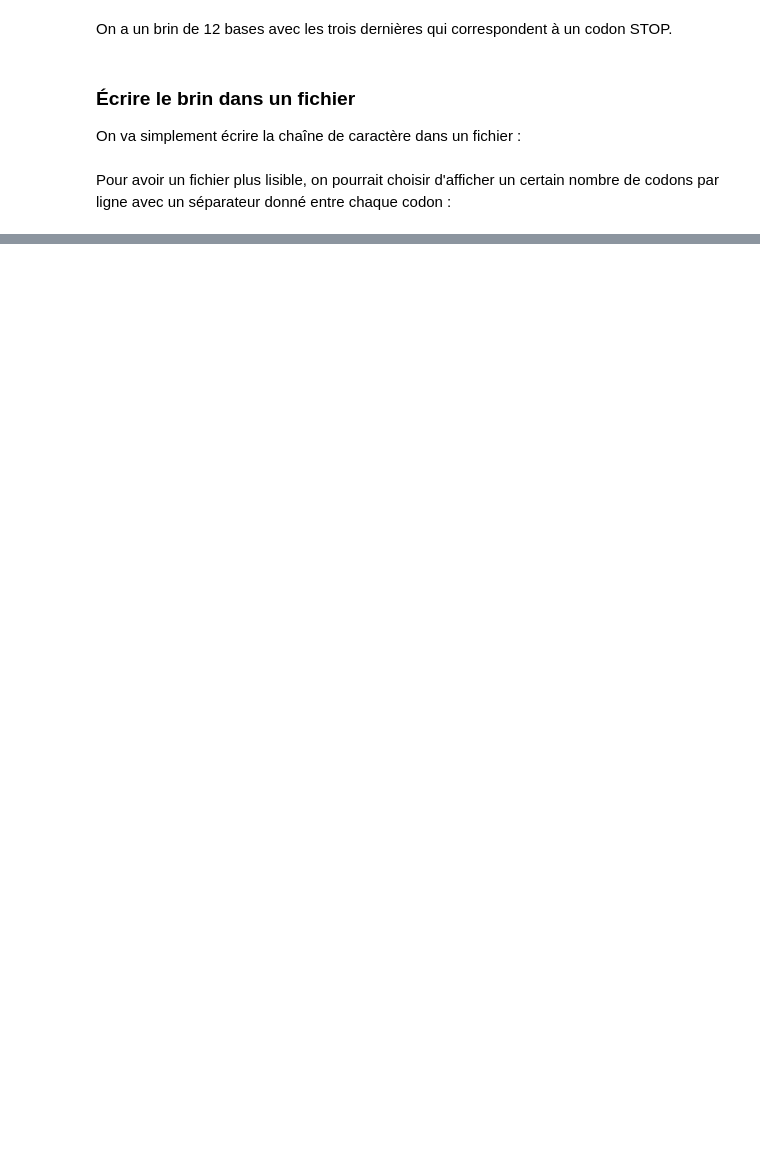
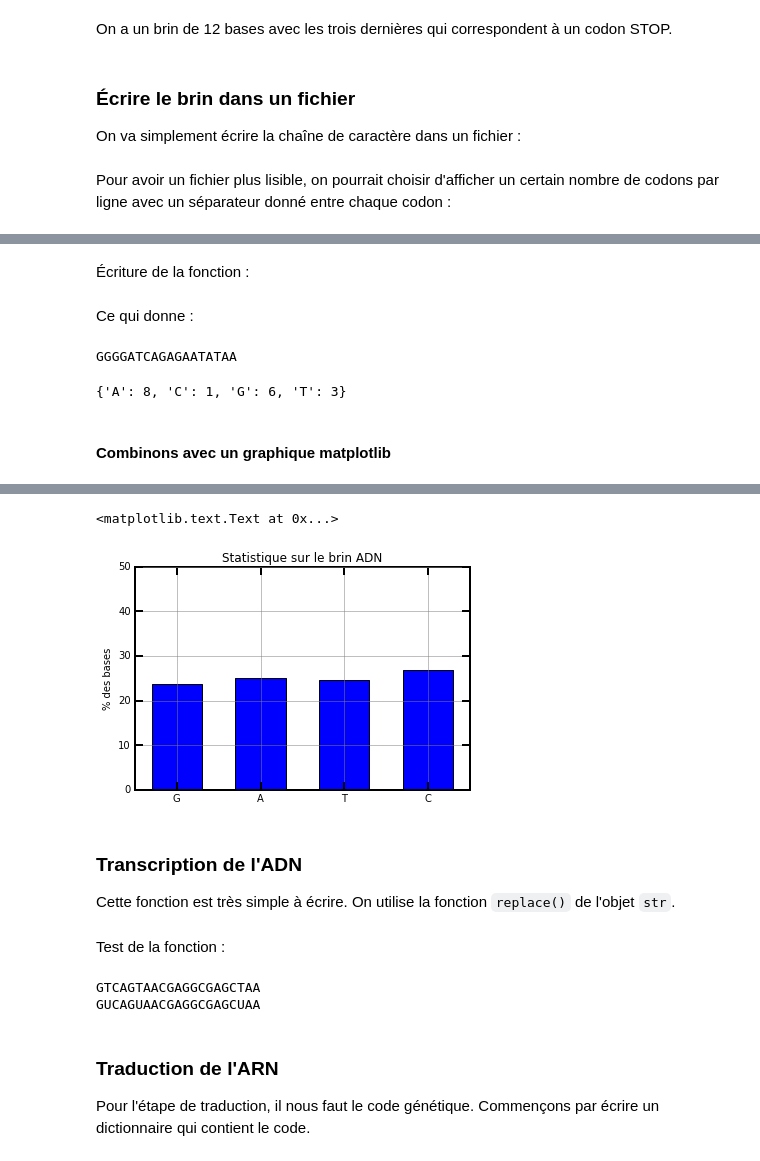
Before and after one commit to gVallverdu/cookbook, a Jupyter notebook: genetique.ipynb, the cells around one changed output, grey strips where cells are left out. Cells and saved outputs as stored; diff of their text form; code cells hidden in the pictures; blank space fills up the shorter version.

```diff
--- a/genetique.ipynb
+++ b/genetique.ipynb
@@ -455,7 +455,7 @@ On va utiliser la fonction `randint()` de numpy pour choisir aléatoirement une
 # %%
 def gen_brins(nbases=10, typ="ADN"):
     """
-    génère un fragment d'ADN ou ARN contenant nbases plus un codon stop
+    génère un fragment d'ADN ou ARN contenant nbases dont un codon stop à la fin
 
     Args:
         nbases (int): nombre de bases
@@ -473,12 +473,15 @@ def gen_brins(nbases=10, typ="ADN"):
         raise ValueError("typ doit être 'ARN' ou 'ADN', typ = %s" % typ)
 
     # construction fragment ADN
-    fragment = "".join([bases[np.random.randint(0, 3)] for i in range(nbases - nbases % 3)])
+    # nbases % 3 est le reste de la division de nbases par 3
+    # on prend nbases - nbases % 3 pour avoir un multiple de 3
+    fragment = "".join([bases[np.random.randint(0, 4)] for i in range(nbases - nbases % 3)])
 
     codon_stop = STOP[np.random.randint(0, 2)]
     if typ == "ARN":
         codon_stop.replace("T", "U")
-    fragment += codon_stop
+    # on remplace les 3 dernières bases par le codon STOP
+    fragment = fragment[:-3] + codon_stop
 
     return fragment
 # %% [markdown]
@@ -527,0 +546,4 @@ def write_file(fragment, fichier="brin.dat", codonParLigne=15, separateur=" "):
+# %%
+fragment = gen_brins(100)
+print(fragment)
+write_file(fragment, codonParLigne=5)
@@ -527,0 +653,43 @@ def write_file(fragment, fichier="brin.dat", codonParLigne=15, separateur=" "):
+# %% [markdown]
+Écriture de la fonction :
+# %%
+def get_stat_base(fragment, typ="ADN"):
+    """ Compte le nombre de chaque type de base et retourne un dictionnaire """
+    # type ADN ou ARN
+    if typ == "ADN":
+        bases = BASE_ADN
+    elif typ == "ARN":
+        bases = BASE_ARN
+    else:
+        raise ValueError("typ doit être 'ARN' ou 'ADN', typ = %s" % typ)
+    # comptage
+    data = dict()
+    for base in bases:
+        data[base] = fragment.count(base)
+    return data
+# %% [markdown]
+Ce qui donne :
+# %%
+print(adn)
+get_stat_base(adn)
+# %% [output]
+GGGGATCAGAGAATATAA
+{'A': 8, 'C': 1, 'G': 6, 'T': 3}
+# %% [markdown]
+#### Combinons avec un graphique matplotlib
+# %%
+adn = gen_brins(1000)
+print("brin valide ? ", is_valid(adn))
+data = get_stat_base(adn)
+print(adn)
+
+print("\nStatistique :")
+print(data)
+
+plt.bar([x + .2 for x in range(4)], [(n / len(adn)) * 100. for n in data.values()], width=.6)
+plt.ylabel("% des bases")
+plt.xticks([x + .5 for x in range(4)], list(data.keys()))
+plt.xlim()
+plt.ylim(0, 50)
+plt.title("Statistique sur le brin ADN")
+# %% [output]
@@ -527,0 +701,6 @@ def write_file(fragment, fichier="brin.dat", codonParLigne=15, separateur=" "):
+<matplotlib.text.Text at 0x...>
+[figure, added]
+# %% [markdown]
+### Transcription de l'ADN
+
+Cette fonction est très simple à écrire. On utilise la fonction `replace()` de l'objet `str`.
@@ -527,0 +719,14 @@ def write_file(fragment, fichier="brin.dat", codonParLigne=15, separateur=" "):
+# %% [markdown]
+Test de la fonction :
+# %%
+adn = gen_brins(21)
+print(adn)
+arn = transcription(adn)
+print(arn)
+# %% [output]
+GTCAGTAACGAGGCGAGCTAA
+GUCAGUAACGAGGCGAGCUAA
+# %% [markdown]
+### Traduction de l'ARN
+
+Pour l'étape de traduction, il nous faut le code génétique. Commençons par écrire un dictionnaire qui contient le code.
```
Also changed, not shown: parts of 29 cells of this notebook.
